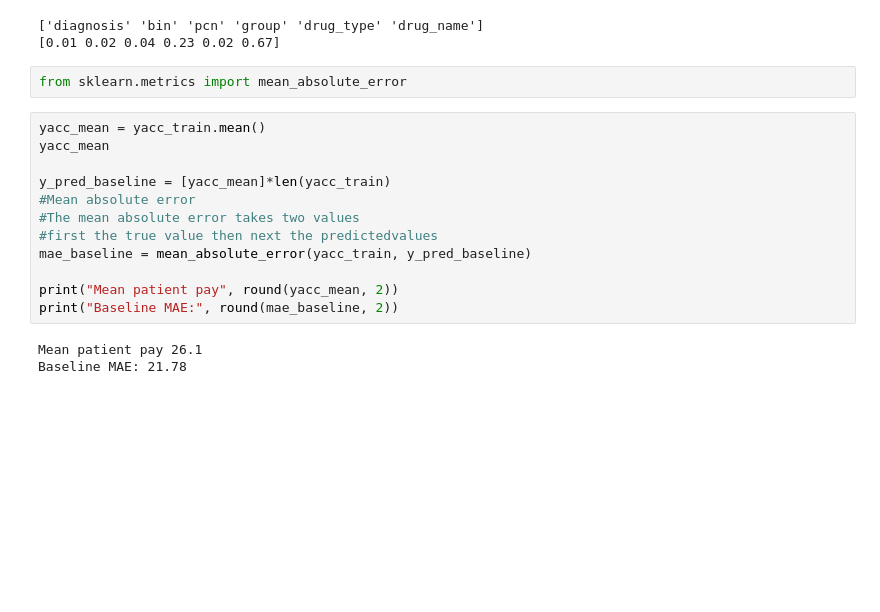
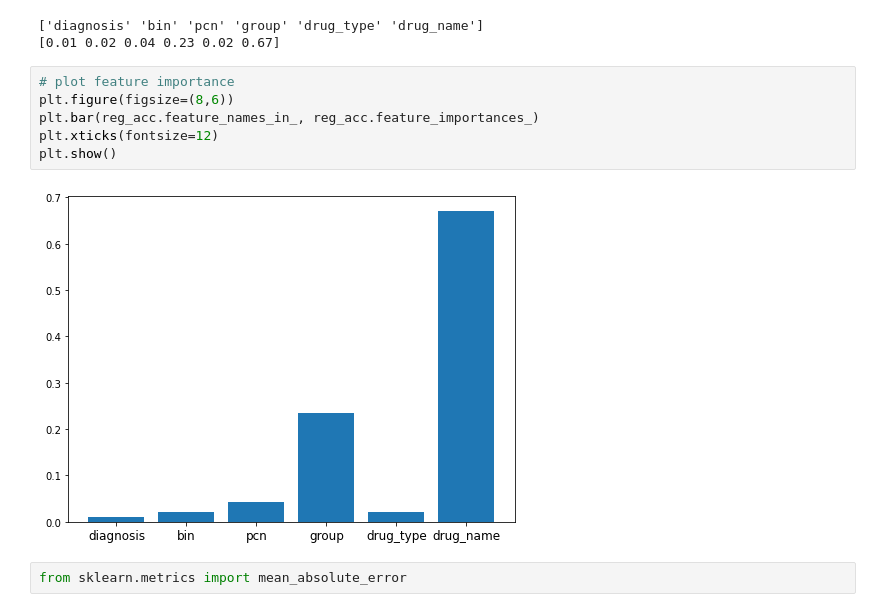
Before and after one commit to MareikeJaniak/TeamCedar_Erdos2022, a Jupyter notebook: TeamCedar_models_Mareike.ipynb, the cells around one changed output. Cells and saved outputs as stored; diff of their text form; blank space fills up the shorter version.

```diff
--- a/TeamCedar_models_Mareike.ipynb
+++ b/TeamCedar_models_Mareike.ipynb
@@ -349,20 +357,13 @@ print(reg_acc.feature_importances_)
 # %% [output]
 ['diagnosis' 'bin' 'pcn' 'group' 'drug_type' 'drug_name']
 [0.01 0.02 0.04 0.23 0.02 0.67]
+# %%
+# plot feature importance
+plt.figure(figsize=(8,6))
+plt.bar(reg_acc.feature_names_in_, reg_acc.feature_importances_)
+plt.xticks(fontsize=12)
+plt.show()
+# %% [output]
+[figure, added]
 # %%
 from sklearn.metrics import mean_absolute_error
-# %%
-yacc_mean = yacc_train.mean()
-yacc_mean
-
-y_pred_baseline = [yacc_mean]*len(yacc_train)
-#Mean absolute error
-#The mean absolute error takes two values
-#first the true value then next the predictedvalues
-mae_baseline = mean_absolute_error(yacc_train, y_pred_baseline)
-
-print("Mean patient pay", round(yacc_mean, 2))
-print("Baseline MAE:", round(mae_baseline, 2))
-# %% [output]
-Mean patient pay 26.1
-Baseline MAE: 21.78
```
Also changed, not shown: parts of 8 cells of this notebook.
